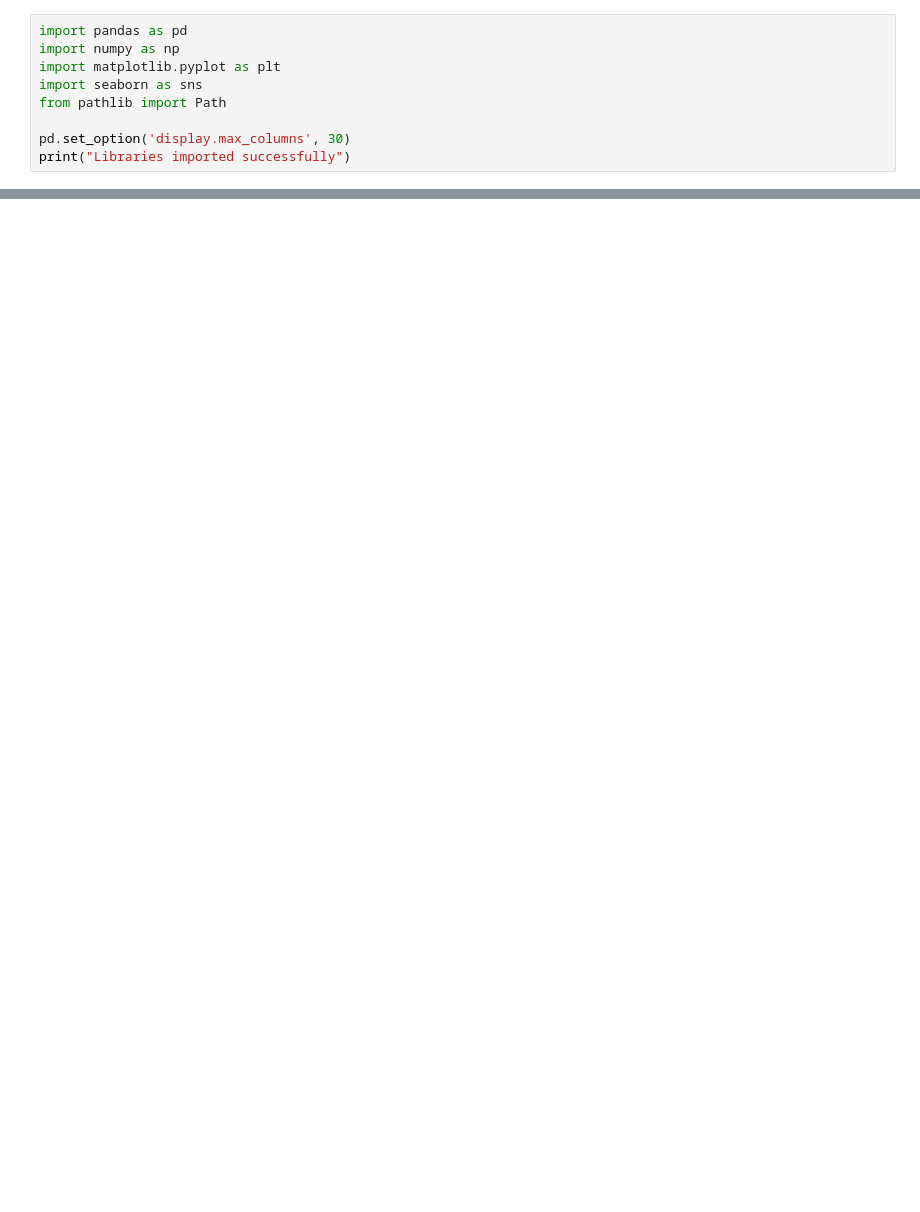
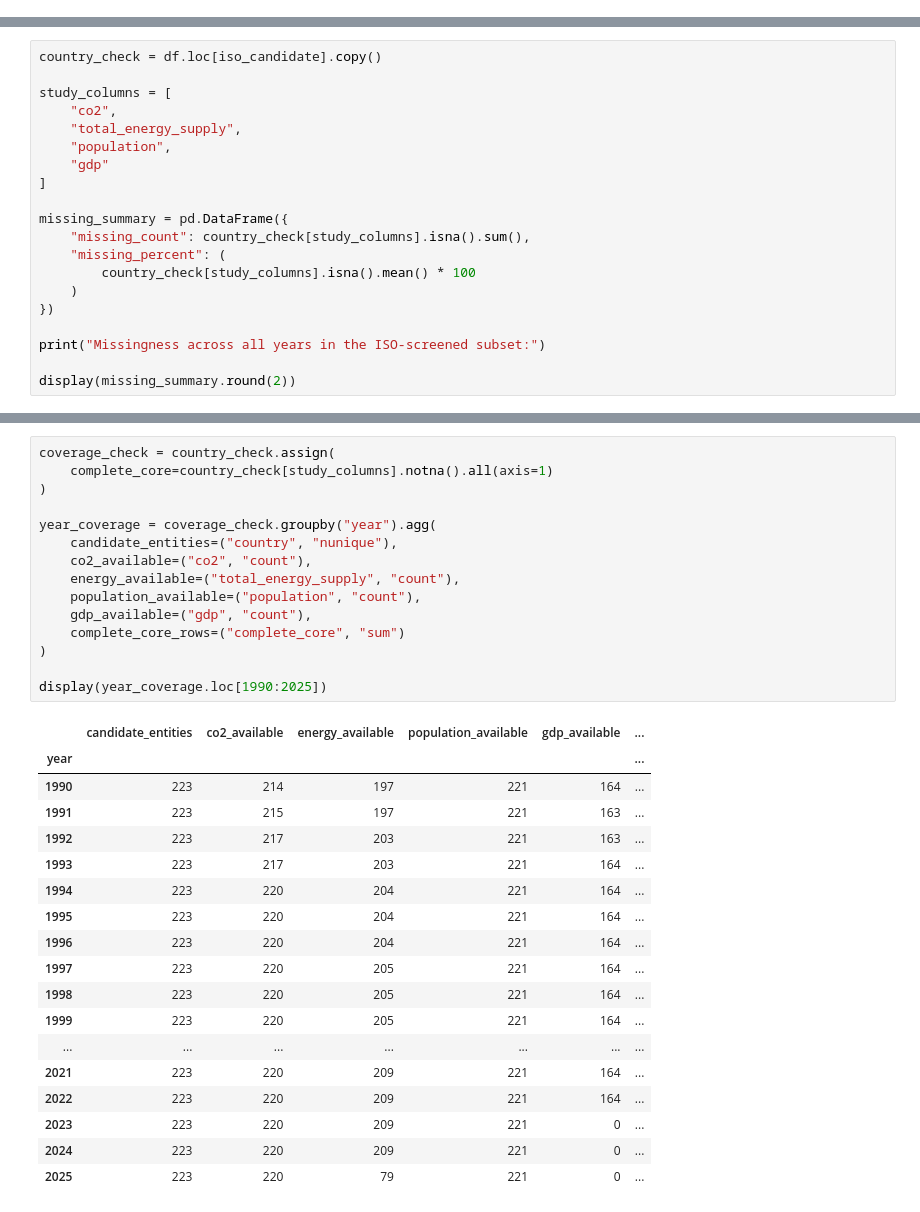
Before and after one commit to Fran6AT/co2-emissions-prediction-main, a Jupyter notebook: notebooks/1_data_inspection.ipynb, the cells around one changed output, grey strips where cells are left out. Drawn from its saved outputs; the diff is of its cells as text; blank space fills up the shorter version.

```diff
--- a/notebooks/1_data_inspection.ipynb
+++ b/notebooks/1_data_inspection.ipynb
@@ -5,9 +0,0 @@ Target: Getting to know the details of the dataset before selecting and moving t
-# %%
-import pandas as pd
-import numpy as np
-import matplotlib.pyplot as plt
-import seaborn as sns
-from pathlib import Path
-
-pd.set_option('display.max_columns', 30)
-print("Libraries imported successfully")
@@ -407,0 +158,20 @@ This field would go on to reveal the target if used as a predictor.
+# %%
+country_check = df.loc[iso_candidate].copy()
+
+study_columns = [
+    "co2",
+    "total_energy_supply",
+    "population",
+    "gdp"
+]
+
+missing_summary = pd.DataFrame({
+    "missing_count": country_check[study_columns].isna().sum(),
+    "missing_percent": (
+        country_check[study_columns].isna().mean() * 100
+    )
+})
+
+print("Missingness across all years in the ISO-screened subset:")
+
+display(missing_summary.round(2))
@@ -407,0 +204,34 @@ This field would go on to reveal the target if used as a predictor.
+# %%
+coverage_check = country_check.assign(
+    complete_core=country_check[study_columns].notna().all(axis=1)
+)
+
+year_coverage = coverage_check.groupby("year").agg(
+    candidate_entities=("country", "nunique"),
+    co2_available=("co2", "count"),
+    energy_available=("total_energy_supply", "count"),
+    population_available=("population", "count"),
+    gdp_available=("gdp", "count"),
+    complete_core_rows=("complete_core", "sum")
+)
+
+display(year_coverage.loc[1990:2025])
+# %% [output]
+|  | candidate_entities | co2_available | energy_available | population_available | gdp_available | ... |
+| year |  |  |  |  |  | ... |
+| 1990 | 223 | 214 | 197 | 221 | 164 | ... |
+| 1991 | 223 | 215 | 197 | 221 | 163 | ... |
+| 1992 | 223 | 217 | 203 | 221 | 163 | ... |
+| 1993 | 223 | 217 | 203 | 221 | 164 | ... |
+| 1994 | 223 | 220 | 204 | 221 | 164 | ... |
+| 1995 | 223 | 220 | 204 | 221 | 164 | ... |
+| 1996 | 223 | 220 | 204 | 221 | 164 | ... |
+| 1997 | 223 | 220 | 205 | 221 | 164 | ... |
+| 1998 | 223 | 220 | 205 | 221 | 164 | ... |
+| 1999 | 223 | 220 | 205 | 221 | 164 | ... |
+| ... | ... | ... | ... | ... | ... | ... |
+| 2021 | 223 | 220 | 209 | 221 | 164 | ... |
+| 2022 | 223 | 220 | 209 | 221 | 164 | ... |
+| 2023 | 223 | 220 | 209 | 221 | 0 | ... |
+| 2024 | 223 | 220 | 209 | 221 | 0 | ... |
+| 2025 | 223 | 220 | 79 | 221 | 0 | ... |
```
Also changed, not shown: parts of 37 cells of this notebook, 4 other files.
